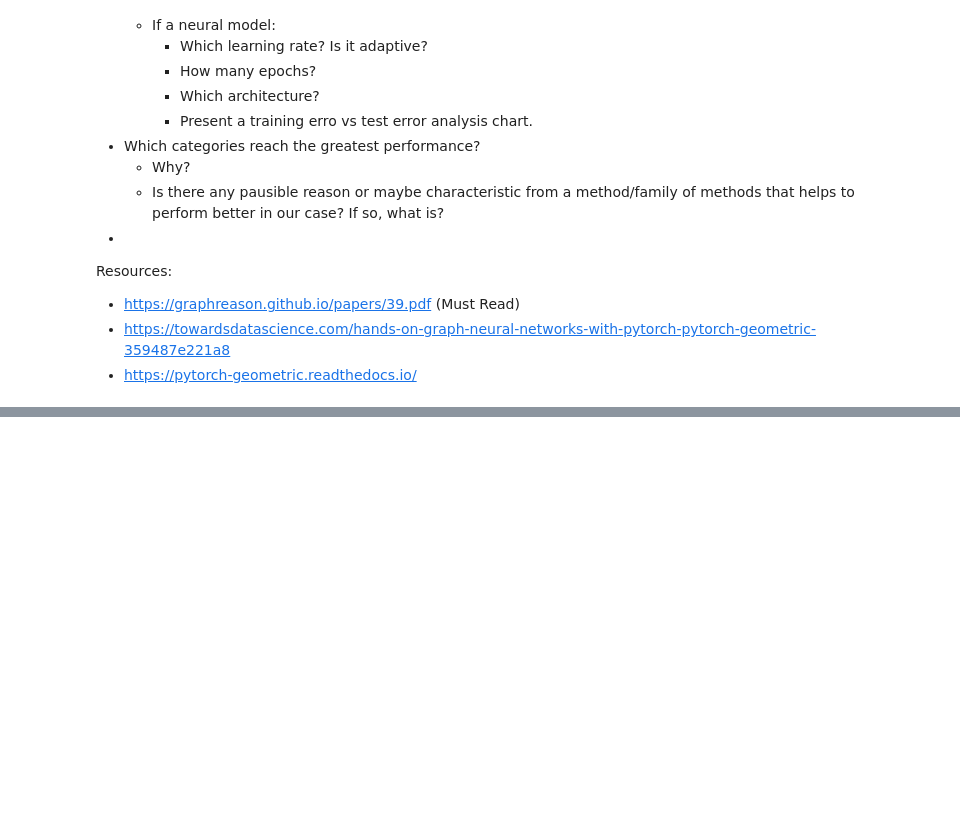
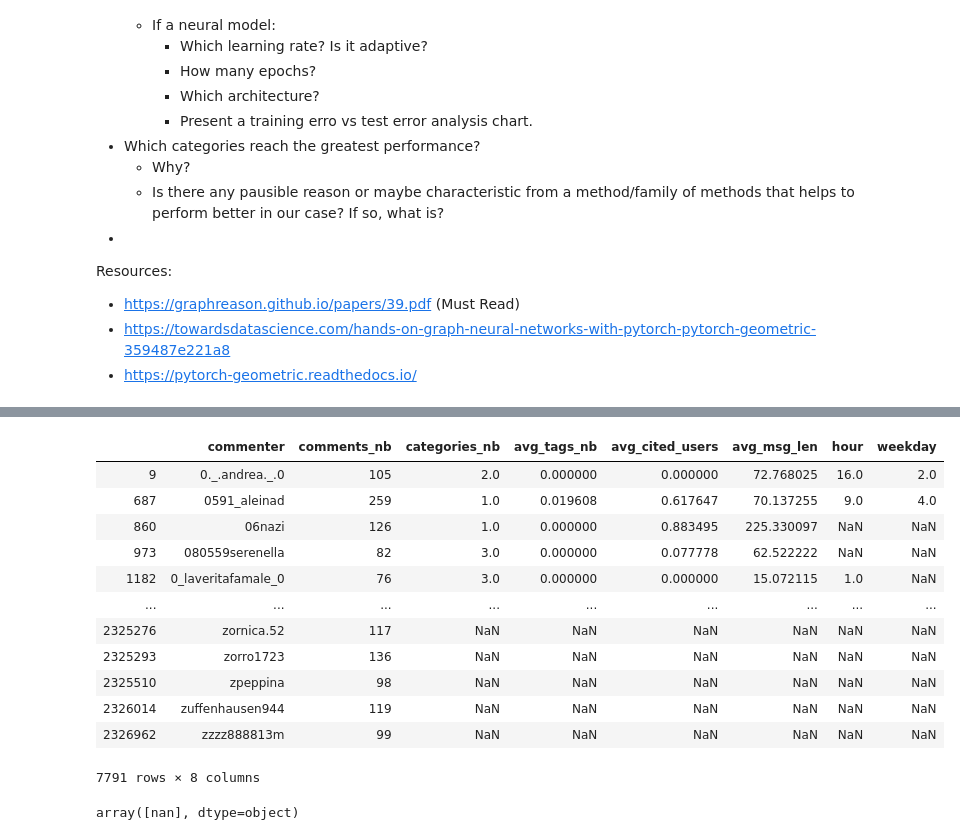
Before and after one commit to Guilherme26/mono1, a Jupyter notebook: analysis/analysis.ipynb, the cells around one changed output, grey strips where cells are left out. Saved outputs shown, nothing was run; the diff lists cells and outputs as text; code cells hidden in the pictures; blank space fills up the shorter version.

```diff
--- a/analysis/analysis.ipynb
+++ b/analysis/analysis.ipynb
@@ -67,0 +109,9 @@ comments.isna().sum()
+# %%
+tmp = comments[["commenter", "comment_tags"]]
+tmp["comment_tags"] = tmp.comment_tags.apply(lambda x: len(ast.literal_eval(x)))
+tmp = tmp.groupby("commenter", as_index=False)\
+            .agg("mean")\
+            .sort_values("commenter")
+
+final_df["avg_tags_nb"] = tmp.comment_tags.copy()
+del tmp
@@ -67,0 +123,9 @@ comments.isna().sum()
+# %%
+tmp = comments[["commenter", "comment_mentioned_usernames"]]
+tmp["comment_mentioned_usernames"] = tmp.comment_mentioned_usernames.apply(lambda x: len(ast.literal_eval(x)))
+tmp = tmp.groupby("commenter", as_index=False)\
+            .agg("mean")\
+            .sort_values("commenter")
+
+final_df["avg_cited_users"] = tmp.comment_mentioned_usernames.copy()
+del tmp
@@ -67,0 +137,9 @@ comments.isna().sum()
+# %%
+tmp = comments[["commenter", "comment_text"]]
+tmp["comment_text"] = tmp.comment_text.apply(lambda x: len(x))
+tmp = tmp.groupby("commenter", as_index=False)\
+            .agg("mean")\
+            .sort_values("commenter")
+
+final_df["avg_msg_len"] = tmp.comment_text.copy()
+del tmp
@@ -67,0 +171,13 @@ comments.isna().sum()
+# %%
+tmp = comments[["commenter", "comment_created_time_str"]]
+tmp["day"] = tmp.comment_created_time_str.apply(lambda item: parser.parse(item).weekday())
+tmp = tmp.groupby(["commenter", "day"], as_index=False)\
+                            .agg("count")\
+                            .groupby(["commenter", "day"], as_index=False)\
+                            .max()\
+                            .drop_duplicates(["commenter", "comment_created_time_str"])\
+                            .sort_values("commenter")
+
+final_df["weekday"] = tmp.day
+tmp
+# del tmp
@@ -68,2 +202,22 @@ comments.isna().sum()
+# %%
+final_df
+# %% [output]
+|  | commenter | comments_nb | categories_nb | avg_tags_nb | avg_cited_users | avg_msg_len | hour | weekday |
+| 9 | 0._.andrea._.0 | 105 | 2.0 | 0.000000 | 0.000000 | 72.768025 | 16.0 | 2.0 |
+| 687 | 0591_aleinad | 259 | 1.0 | 0.019608 | 0.617647 | 70.137255 | 9.0 | 4.0 |
+| 860 | 06nazi | 126 | 1.0 | 0.000000 | 0.883495 | 225.330097 | NaN | NaN |
+| 973 | 080559serenella | 82 | 3.0 | 0.000000 | 0.077778 | 62.522222 | NaN | NaN |
+| 1182 | 0_laveritafamale_0 | 76 | 3.0 | 0.000000 | 0.000000 | 15.072115 | 1.0 | NaN |
+| ... | ... | ... | ... | ... | ... | ... | ... | ... |
+| 2325276 | zornica.52 | 117 | NaN | NaN | NaN | NaN | NaN | NaN |
+| 2325293 | zorro1723 | 136 | NaN | NaN | NaN | NaN | NaN | NaN |
+| 2325510 | zpeppina | 98 | NaN | NaN | NaN | NaN | NaN | NaN |
+| 2326014 | zuffenhausen944 | 119 | NaN | NaN | NaN | NaN | NaN | NaN |
+| 2326962 | zzzz888813m | 99 | NaN | NaN | NaN | NaN | NaN | NaN |
+7791 rows × 8 columns
+# %%
+final_df.weekday.unique()
+# %% [output]
+array([nan], dtype=object)
 # %%
 results = profiles.category_1.value_counts()
```
Also changed, not shown: parts of 28 cells of this notebook, 7 other files.
